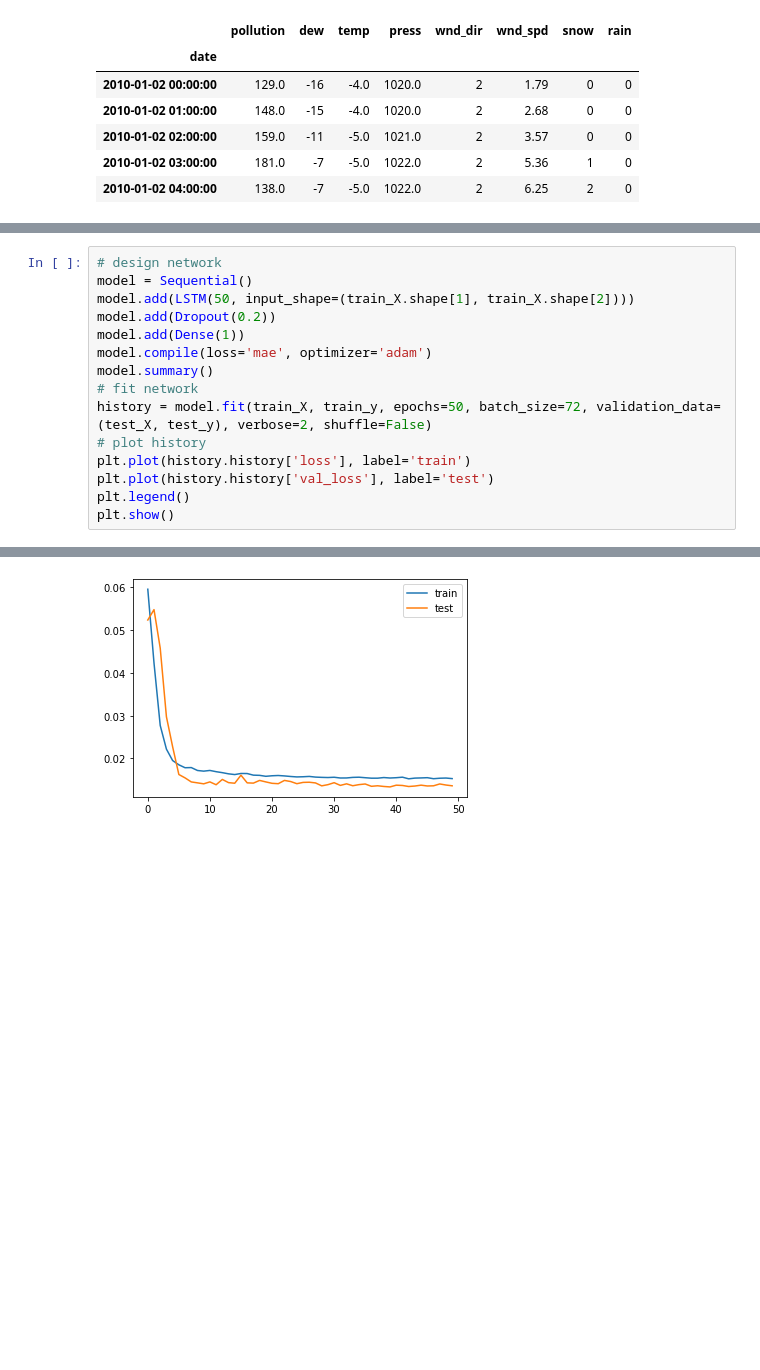
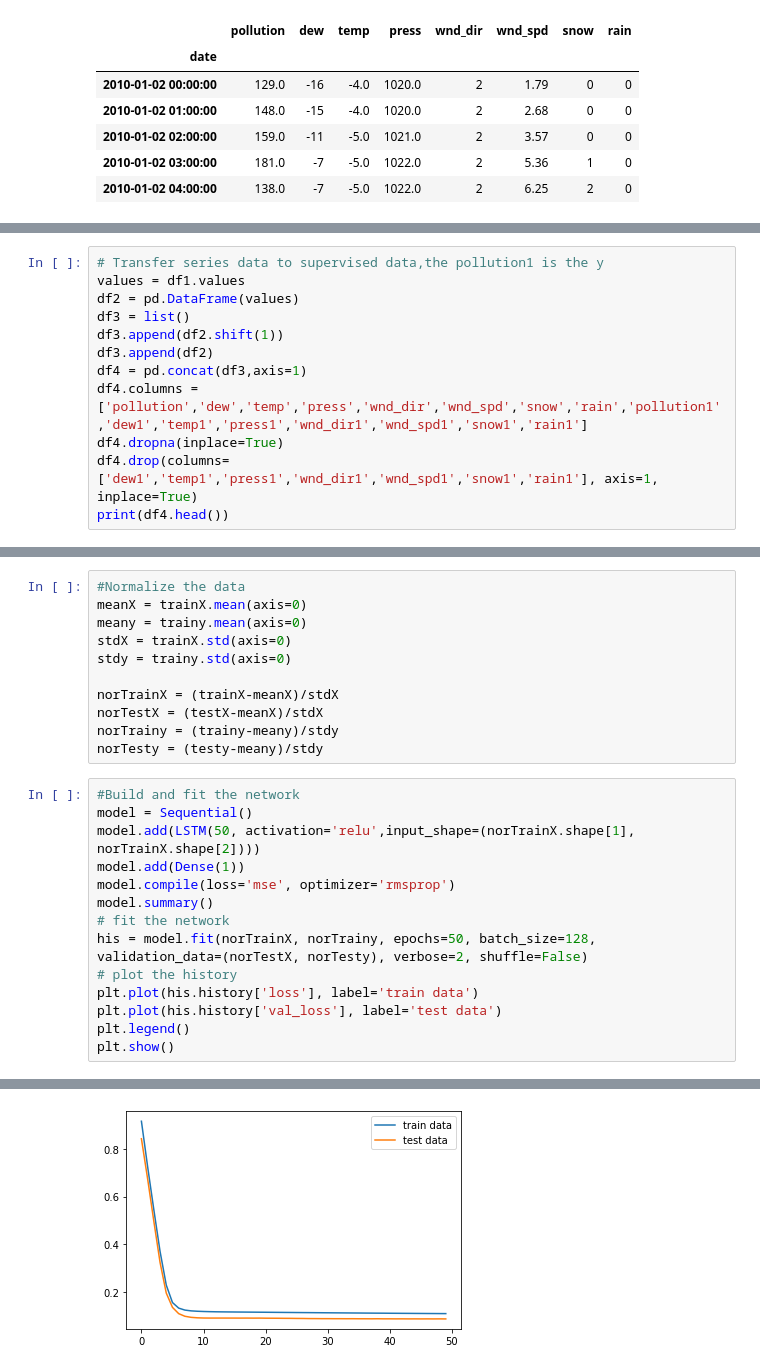
Before and after one commit to Fashion-Man/ECE9309, a Jupyter notebook: ECE9309 project.ipynb, the cells around one changed output, grey strips where cells are left out. Drawn from its saved outputs; the diff is of its cells as text; blank space fills up the shorter version.

```diff
--- a/ECE9309 project.ipynb
+++ b/ECE9309 project.ipynb
@@ -116,0 +71,12 @@ print(reframed.head())
+# %%
+# Transfer series data to supervised data,the pollution1 is the y
+values = df1.values
+df2 = pd.DataFrame(values)
+df3 = list()
+df3.append(df2.shift(1))
+df3.append(df2)
+df4 = pd.concat(df3,axis=1)
+df4.columns = ['pollution','dew','temp','press','wnd_dir','wnd_spd','snow','rain','pollution1','dew1','temp1','press1','wnd_dir1','wnd_spd1','snow1','rain1']
+df4.dropna(inplace=True)
+df4.drop(columns=['dew1','temp1','press1','wnd_dir1','wnd_spd1','snow1','rain1'], axis=1, inplace=True)
+print(df4.head())
@@ -130,18 +104,28 @@ print(train_X.shape, train_y.shape, test_X.shape, test_y.shape)
 # %% [output]
 (8760, 1, 8) (8760,) (35039, 1, 8) (35039,)
+# %%
+#Normalize the data
+meanX = trainX.mean(axis=0)
+meany = trainy.mean(axis=0)
+stdX = trainX.std(axis=0)
+stdy = trainy.std(axis=0)
+
+norTrainX = (trainX-meanX)/stdX
+norTestX = (testX-meanX)/stdX
+norTrainy = (trainy-meany)/stdy
+norTesty = (testy-meany)/stdy
 # %%
-# design network
+#Build and fit the network
 model = Sequential()
-model.add(LSTM(50, input_shape=(train_X.shape[1], train_X.shape[2])))
-model.add(Dropout(0.2))
+model.add(LSTM(50, activation='relu',input_shape=(norTrainX.shape[1], norTrainX.shape[2])))
 model.add(Dense(1))
-model.compile(loss='mae', optimizer='adam')
+model.compile(loss='mse', optimizer='rmsprop')
 model.summary()
-# fit network
-history = model.fit(train_X, train_y, epochs=50, batch_size=72, validation_data=(test_X, test_y), verbose=2, shuffle=False)
-# plot history
-plt.plot(history.history['loss'], label='train')
-plt.plot(history.history['val_loss'], label='test')
+# fit the network
+his = model.fit(norTrainX, norTrainy, epochs=50, batch_size=128, validation_data=(norTestX, norTesty), verbose=2, shuffle=False)
+# plot the history
+plt.plot(his.history['loss'], label='train data')
+plt.plot(his.history['val_loss'], label='test data')
 plt.legend()
 plt.show()
 # %% [output]
@@ -165,2 +149,2 @@ Epoch 50/50
-[figure, old version]
+[figure, new version]
 # %%
```
Also changed, not shown: parts of 8 cells of this notebook.
